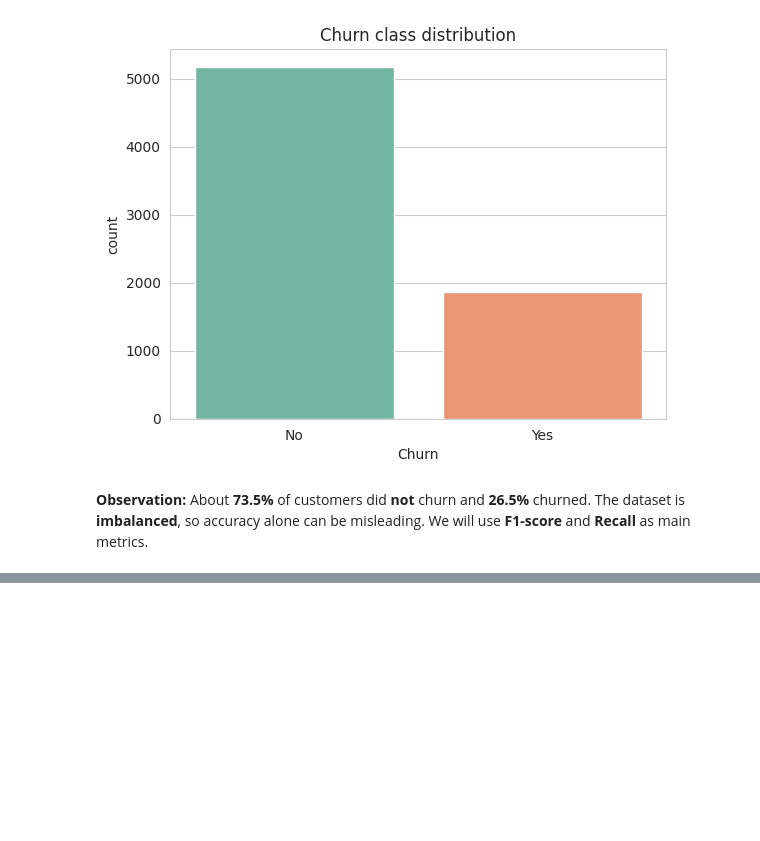
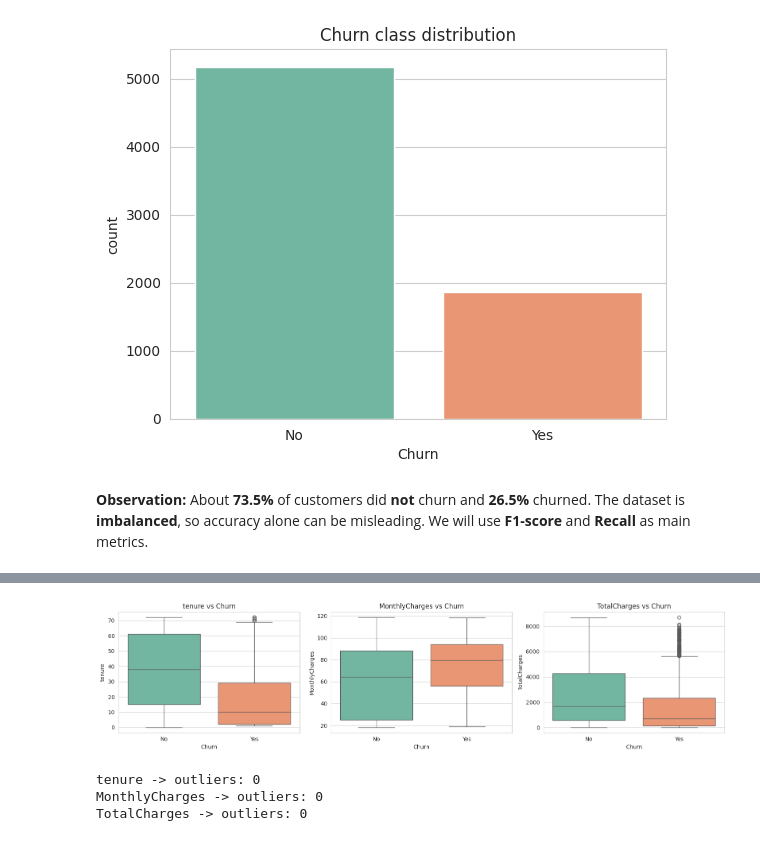
Before and after one commit to wageesha111/telco-churn-prediction, a Jupyter notebook: Telco_Churn_Coursework.ipynb, the cells around one changed output, grey strips where cells are left out. Saved outputs shown, nothing was run; the diff lists cells and outputs as text; code cells hidden in the pictures; blank space fills up the shorter version.

```diff
--- a/Telco_Churn_Coursework.ipynb
+++ b/Telco_Churn_Coursework.ipynb
@@ -155,0 +169,21 @@ The dataset is **imbalanced**, so accuracy alone can be misleading. We will use
+# %%
+# Boxplots – to check outliers
+fig, axes = plt.subplots(1, 3, figsize=(16, 4))
+for i, col in enumerate(num_cols):
+    sns.boxplot(data=df, x="Churn", y=col, ax=axes[i], palette="Set2")
+    axes[i].set_title(col + " vs Churn")
+plt.tight_layout()
+plt.show()
+# %% [output]
+[figure, added]
+# %%
+# Outlier check using the IQR rule
+for col in num_cols:
+    Q1, Q3 = df[col].quantile(0.25), df[col].quantile(0.75)
+    IQR = Q3 - Q1
+    outliers = df[(df[col] < Q1 - 1.5 * IQR) | (df[col] > Q3 + 1.5 * IQR)]
+    print(col, "-> outliers:", len(outliers))
+# %% [output]
+tenure -> outliers: 0
+MonthlyCharges -> outliers: 0
+TotalCharges -> outliers: 0
```
Also changed, not shown: parts of 3 cells of this notebook.
